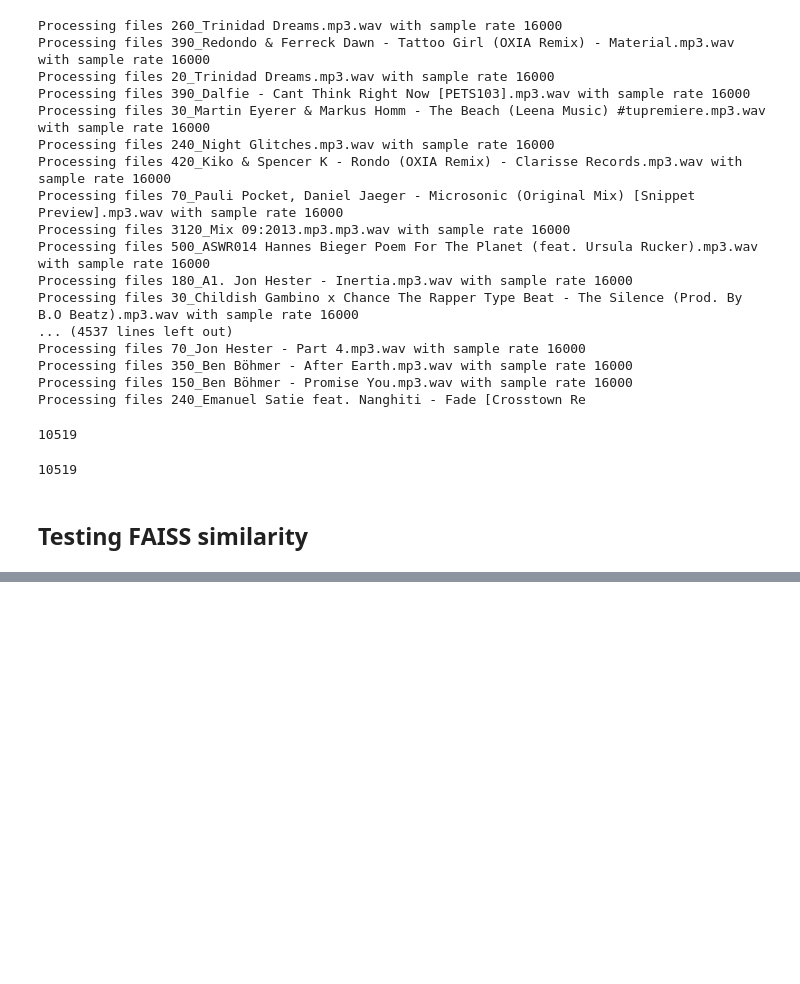
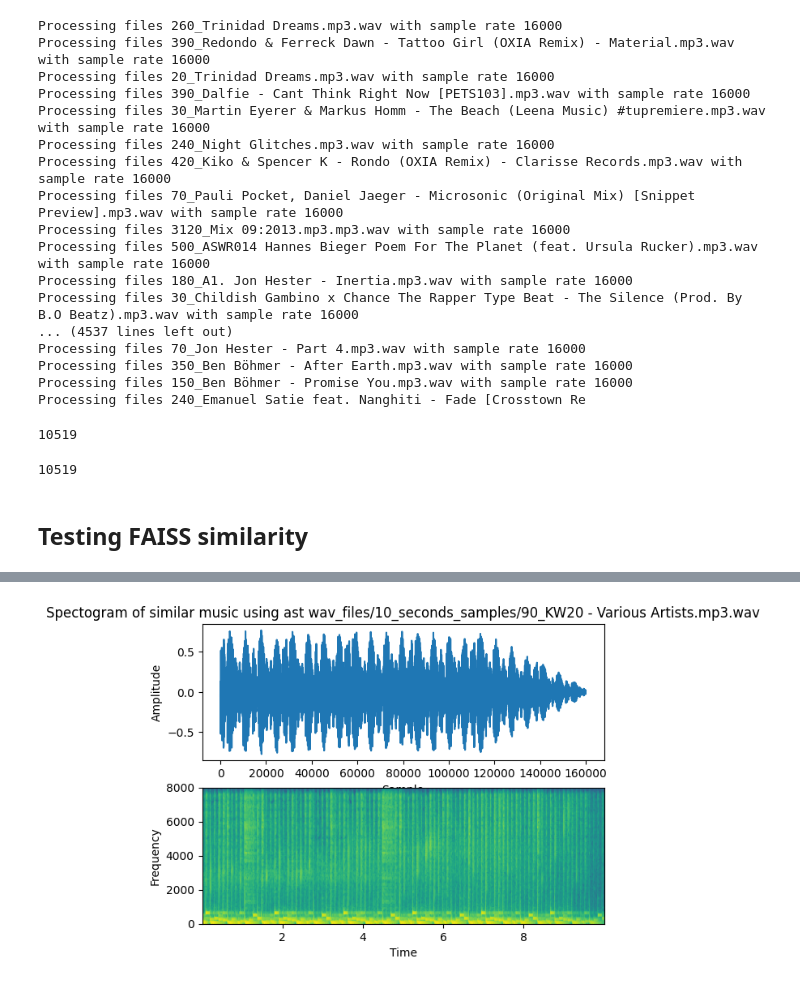
Before and after one commit to deep-learning-for-humans/music-discovery, a Jupyter notebook: AudioEmbeddings.ipynb, the cells around one changed output, grey strips where cells are left out. Saved outputs shown, nothing was run; the diff lists cells and outputs as text; code cells hidden in the pictures; blank space fills up the shorter version.

```diff
--- a/AudioEmbeddings.ipynb
+++ b/AudioEmbeddings.ipynb
@@ -212,3 +286,32 @@ index_ast = faiss.read_index('10sec_sample_index_wav2vec.index')
+# %%
+plot.subplot(211)
+
+plot.title('Spectogram of similar music using ast {}'.format(matched_file_ast))
+
+waveform, sample_rate = torchaudio.load(matched_file_ast)
+waveform = waveform.squeeze().numpy()
+
+plot.plot(waveform)
+
+plot.xlabel('Sample')
+
+plot.ylabel('Amplitude')
+
+
+
+plot.subplot(212)
+
+plot.specgram(waveform,Fs=16000)
+
+plot.xlabel('Time')
+
+plot.ylabel('Frequency')
+
+
+
+plot.show()
+# %% [output]
+[figure, added]
 # %%
 import numpy as np
 from docarray import DocumentArray
```
Also changed, not shown: parts of 24 cells of this notebook.
